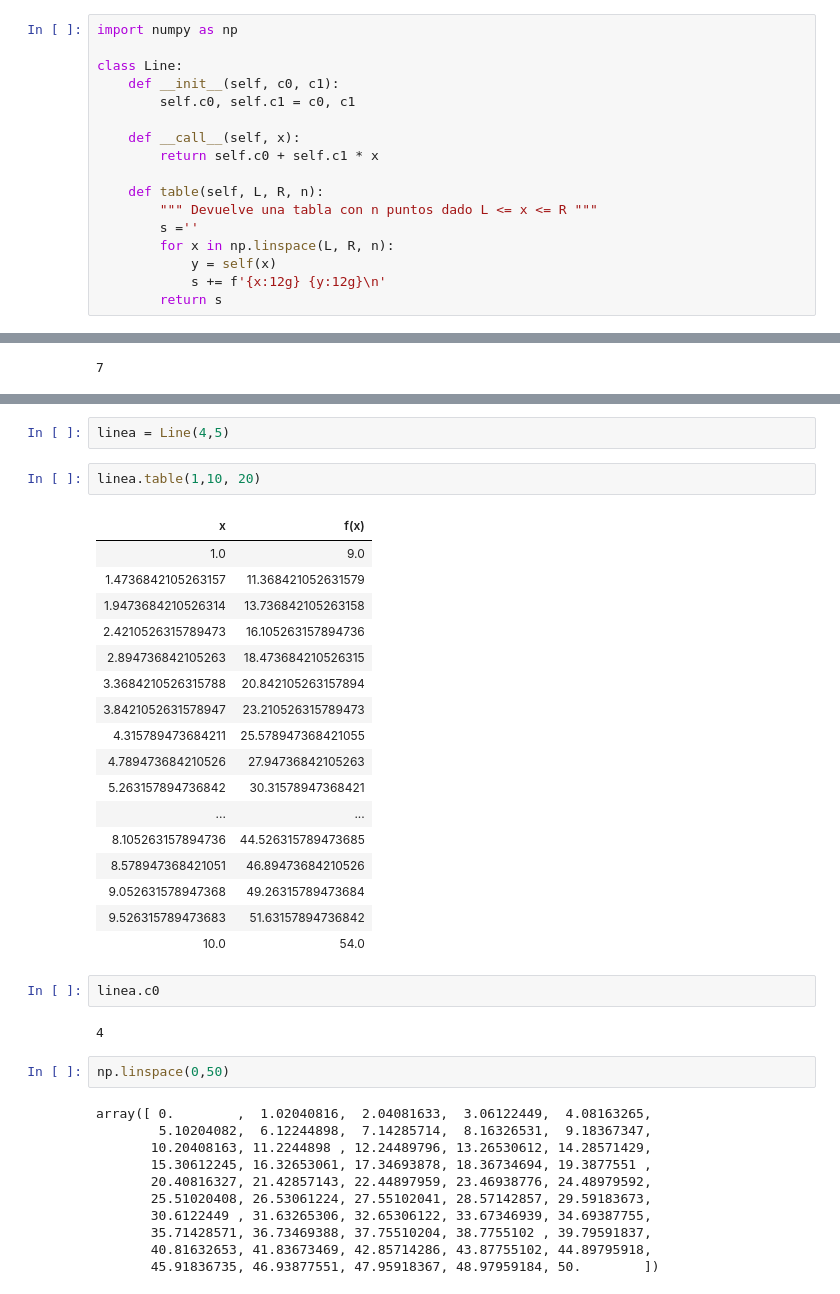
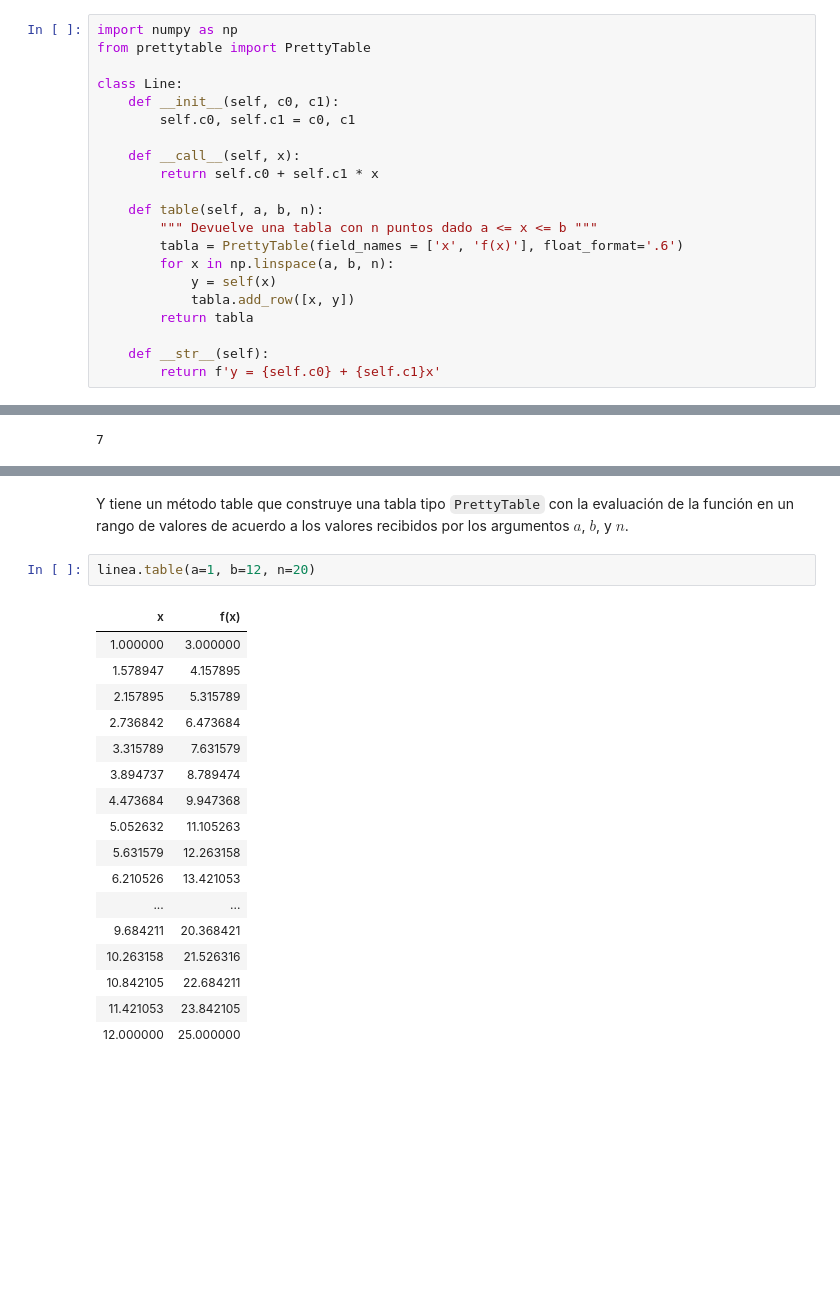
Before and after one commit to hselley/ProgramacionAvanzada, a Jupyter notebook: Contenido/06.JerarquiaHerencia.ipynb, the cells around one changed output, grey strips where cells are left out. Cells and saved outputs as stored; diff of their text form; blank space fills up the shorter version.

```diff
--- a/Contenido/06.JerarquiaHerencia.ipynb
+++ b/Contenido/06.JerarquiaHerencia.ipynb
@@ -11,6 +14,7 @@ puede ahorrar mucha escritura y duplicación de código.
 En este ejemplo crearemos una clase que represente y evalúe líneas rectas $y=c_0 + c_1 x$.
 # %%
 import numpy as np
+from prettytable import PrettyTable
 
 class Line:
     def __init__(self, c0, c1):
@@ -19,10 +23,13 @@ class Line:
     def __call__(self, x):
         return self.c0 + self.c1 * x
 
-    def table(self, L, R, n):
-        """ Devuelve una tabla con n puntos dado L <= x <= R """
-        s =''
-        for x in np.linspace(L, R, n):
+    def table(self, a, b, n):
+        """ Devuelve una tabla con n puntos dado a <= x <= b """
+        tabla = PrettyTable(field_names = ['x', 'f(x)'], float_format='.6')
+        for x in np.linspace(a, b, n):
             y = self(x)
-            s += f'{x:12g} {y:12g}\n'
-        return s
+            tabla.add_row([x, y])
+        return tabla
+
+    def __str__(self):
+        return f'y = {self.c0} + {self.c1}x'
@@ -70,39 +49,23 @@ class Line:
-# %%
-linea = Line(4,5)
-# %%
-linea.table(1,10, 20)
-# %% [output]
-| x | f(x) |
-| 1.0 | 9.0 |
-| 1.4736842105263157 | 11.368421052631579 |
-| 1.9473684210526314 | 13.736842105263158 |
-| 2.4210526315789473 | 16.105263157894736 |
-| 2.894736842105263 | 18.473684210526315 |
-| 3.3684210526315788 | 20.842105263157894 |
-| 3.8421052631578947 | 23.210526315789473 |
-| 4.315789473684211 | 25.578947368421055 |
-| 4.789473684210526 | 27.94736842105263 |
-| 5.263157894736842 | 30.31578947368421 |
-| ... | ... |
-| 8.105263157894736 | 44.526315789473685 |
-| 8.578947368421051 | 46.89473684210526 |
-| 9.052631578947368 | 49.26315789473684 |
-| 9.526315789473683 | 51.63157894736842 |
-| 10.0 | 54.0 |
-# %%
-linea.c0
-# %% [output]
-4
-# %%
-np.linspace(0,50)
-# %% [output]
-array([ 0.        ,  1.02040816,  2.04081633,  3.06122449,  4.08163265,
-        5.10204082,  6.12244898,  7.14285714,  8.16326531,  9.18367347,
-       10.20408163, 11.2244898 , 12.24489796, 13.26530612, 14.28571429,
-       15.30612245, 16.32653061, 17.34693878, 18.36734694, 19.3877551 ,
-       20.40816327, 21.42857143, 22.44897959, 23.46938776, 24.48979592,
-       25.51020408, 26.53061224, 27.55102041, 28.57142857, 29.59183673,
-       30.6122449 , 31.63265306, 32.65306122, 33.67346939, 34.69387755,
-       35.71428571, 36.73469388, 37.75510204, 38.7755102 , 39.79591837,
-       40.81632653, 41.83673469, 42.85714286, 43.87755102, 44.89795918,
-       45.91836735, 46.93877551, 47.95918367, 48.97959184, 50.        ])
+# %% [markdown]
+Y tiene un método table que construye una tabla tipo `PrettyTable` con la evaluación de la función en un
+rango de valores de acuerdo a los valores recibidos por los argumentos $a$, $b$, y $n$.
+# %%
+linea.table(a=1, b=12, n=20)
+# %% [output]
+| x | f(x) |
+| 1.000000 | 3.000000 |
+| 1.578947 | 4.157895 |
+| 2.157895 | 5.315789 |
+| 2.736842 | 6.473684 |
+| 3.315789 | 7.631579 |
+| 3.894737 | 8.789474 |
+| 4.473684 | 9.947368 |
+| 5.052632 | 11.105263 |
+| 5.631579 | 12.263158 |
+| 6.210526 | 13.421053 |
+| ... | ... |
+| 9.684211 | 20.368421 |
+| 10.263158 | 21.526316 |
+| 10.842105 | 22.684211 |
+| 11.421053 | 23.842105 |
+| 12.000000 | 25.000000 |
```
Also changed, not shown: parts of 104 cells of this notebook, 4 other files.
